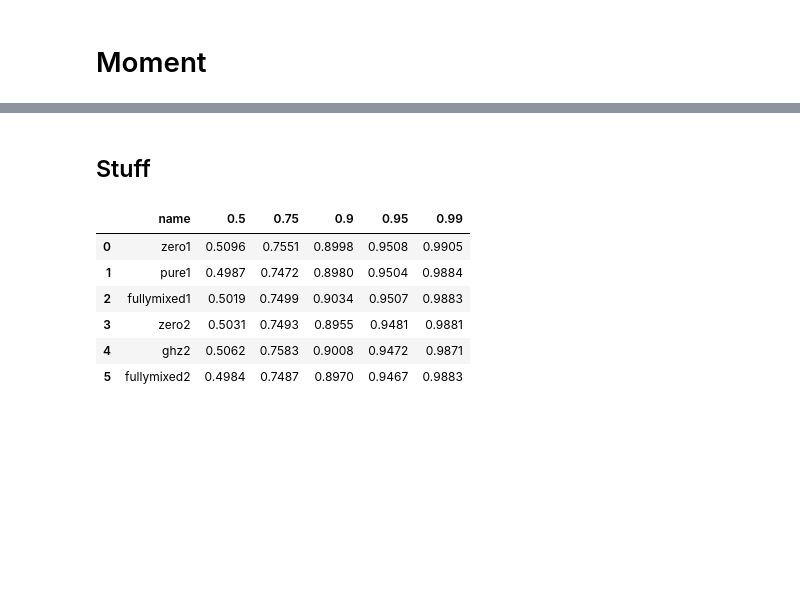
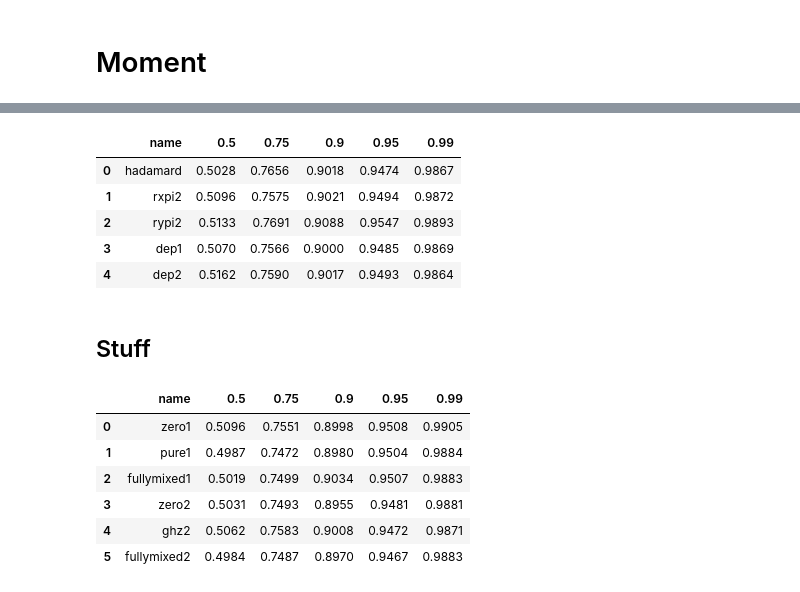
Before and after one commit to nordmtr/quantpy, a Jupyter notebook: notebooks/Verification.ipynb, the cells around one changed output, grey strips where cells are left out. Drawn from its saved outputs; the diff is of its cells as text; code cells hidden in the pictures; blank space fills up the shorter version.

```diff
--- a/notebooks/Verification.ipynb
+++ b/notebooks/Verification.ipynb
@@ -146,7 +107,7 @@ pd.DataFrame(states_results)
 def get_state_verification(state: dict, n_points: int, conf_levels: list[int]):
     tmg = qp.StateTomograph(state['state'])
     tmg.experiment(state['n_meas'], povm='proj-set')
-    interval = qp.MomentInterval(tmg, n_points=n_points)
+    interval = qp.MomentInterval(tmg)
     dist, CLs = interval(np.linspace(1e-3, 1-1e-3, n_points))
     state_hat = tmg.point_estimate(physical=False)
     distance_hat = qp.hs_dst(state_hat, state['state'])
@@ -155,8 +116,8 @@ def get_state_verification(state: dict, n_points: int, conf_levels: list[int]):
 
 def get_process_verification(process: dict, n_points: int, conf_levels: list[int]):
     tmg = qp.ProcessTomograph(process['process'])
-    tmg.experiment(process['n_meas'], povm=process['povm'])
-    interval = qp.MomentInterval(tmg, n_points=N_POINTS)
+    tmg.experiment(process['n_meas'], povm='proj-set')
+    interval = qp.MomentInterval(tmg)
     dist, CLs = interval(np.linspace(1e-3, 1-1e-3, n_points))
     process_hat = tmg.point_estimate(cptp=False)
     distance_hat = qp.hs_dst(process_hat.choi, process['process'].choi)
@@ -182,21 +152,28 @@ pd.DataFrame(states_results)
 # %%
 N_REPEATS = 10000
 N_POINTS = 10000
 CONFIDENCE_LEVELS = [0.5, 0.75, 0.9, 0.95, 0.99]
 
 processes_results = defaultdict(list)
 
-for _, process in list(processes.iterrows())[:5]:
+for _, process in list(processes.iterrows())[:-2]:
     results = Parallel(n_jobs=-2)(
         delayed(get_process_verification)(process, n_points=N_POINTS, conf_levels=CONFIDENCE_LEVELS)
         for i in tqdm(range(N_REPEATS))
     )
     results = np.asarray(results).sum(axis=0) / N_REPEATS
     processes_results['name'].append(process['name'])
     for cl, freq in zip(CONFIDENCE_LEVELS, results):
         processes_results[cl].append(freq)
 
 pd.DataFrame(processes_results)
+# %% [output]
+|  | name | 0.5 | 0.75 | 0.9 | 0.95 | 0.99 |
+| 0 | hadamard | 0.5028 | 0.7656 | 0.9018 | 0.9474 | 0.9867 |
+| 1 | rxpi2 | 0.5096 | 0.7575 | 0.9021 | 0.9494 | 0.9872 |
+| 2 | rypi2 | 0.5133 | 0.7691 | 0.9088 | 0.9547 | 0.9893 |
+| 3 | dep1 | 0.5070 | 0.7566 | 0.9000 | 0.9485 | 0.9869 |
+| 4 | dep2 | 0.5162 | 0.7590 | 0.9017 | 0.9493 | 0.9864 |
 # %% [markdown]
 ## Stuff
 # %%
```
Also changed, not shown: parts of 11 cells of this notebook, 6 other files.
